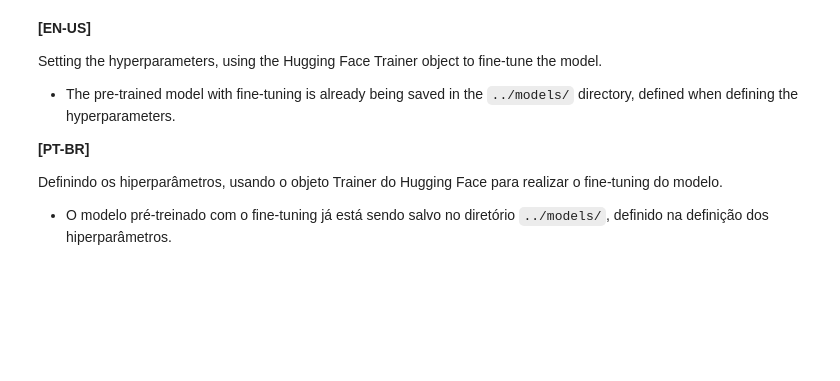
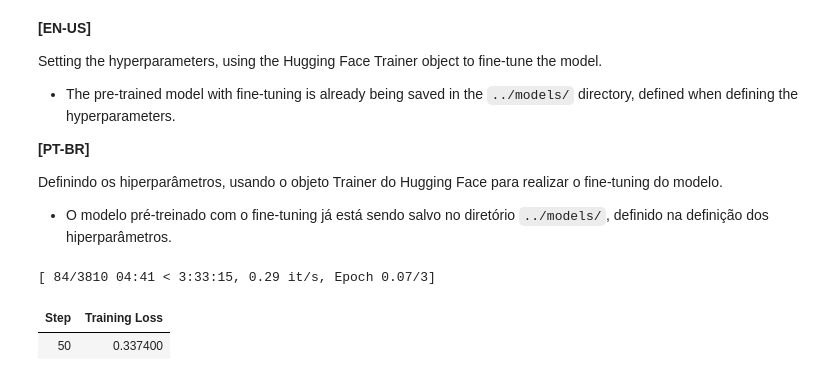
Before and after one commit to guidasneves/marvel_sentiment_analysis, a Jupyter notebook: notebooks/05_transformers_finetuning.ipynb, the cells around one changed output. Cells and saved outputs as stored; diff of their text form; code cells hidden in the pictures; blank space fills up the shorter version.

```diff
--- a/notebooks/05_transformers_finetuning.ipynb
+++ b/notebooks/05_transformers_finetuning.ipynb
@@ -56,10 +62,6 @@ Vamos ler cada um dos subsets do diretório `../data/preprocessed/` e plotando a
 # %%
-files = ['train', 'valid', 'test']
-datasets = []
-for file in files:
-    with open(f'../data/preprocessed/{file}_transformers.npy', 'rb') as f:
-        datasets.append(np.load(f))
-
-train_corpus, valid_corpus, test_corpus = datasets
-print(f'Train set shape: {train_corpus.shape}\nValidation set shape: {valid_corpus.shape}\nTest set shape: {test_corpus.shape}')
+train_set = Dataset.load_from_disk('../data/preprocessed/train_dataset')
+valid_set = Dataset.load_from_disk('../data/preprocessed/valid_dataset')
+test_set = Dataset.load_from_disk('../data/preprocessed/test_dataset')
+print(f'Train set shape: {train_set}\nValidation set shape: {valid_set}\nTest set shape: {test_set}')
 # %% [output]
@@ -215,23 +226,27 @@ Definindo os hiperparâmetros, usando o objeto Trainer do Hugging Face para real
 # %%
 # Fine-tuning hyperparameters
 # Hiperparâmetros do fine-tuning
 training_args = TrainingArguments(
     output_dir='../models/transformers_results',
     overwrite_output_dir=True,
     num_train_epochs=3,
     per_device_train_batch_size=8,
     per_device_eval_batch_size=8,
     warmup_steps=20,
     weight_decay=0.01,
     logging_steps=50
 )
 
 # Trainer object
 # Objeto Trainer
 trainer = Trainer(
     model=model,
     args=training_args,
-    train_dataset=train_corpus,
-    eval_dataset=valid_corpus,
+    train_dataset=train_set,
+    eval_dataset=valid_set,
 )
 trainer.train()
+# %% [output]
+[ 84/3810 04:41 < 3:33:15, 0.29 it/s, Epoch 0.07/3]
+| Step | Training Loss |
+| 50 | 0.337400 |
```
Also changed, not shown: parts of 10 cells of this notebook, 23 other files.
